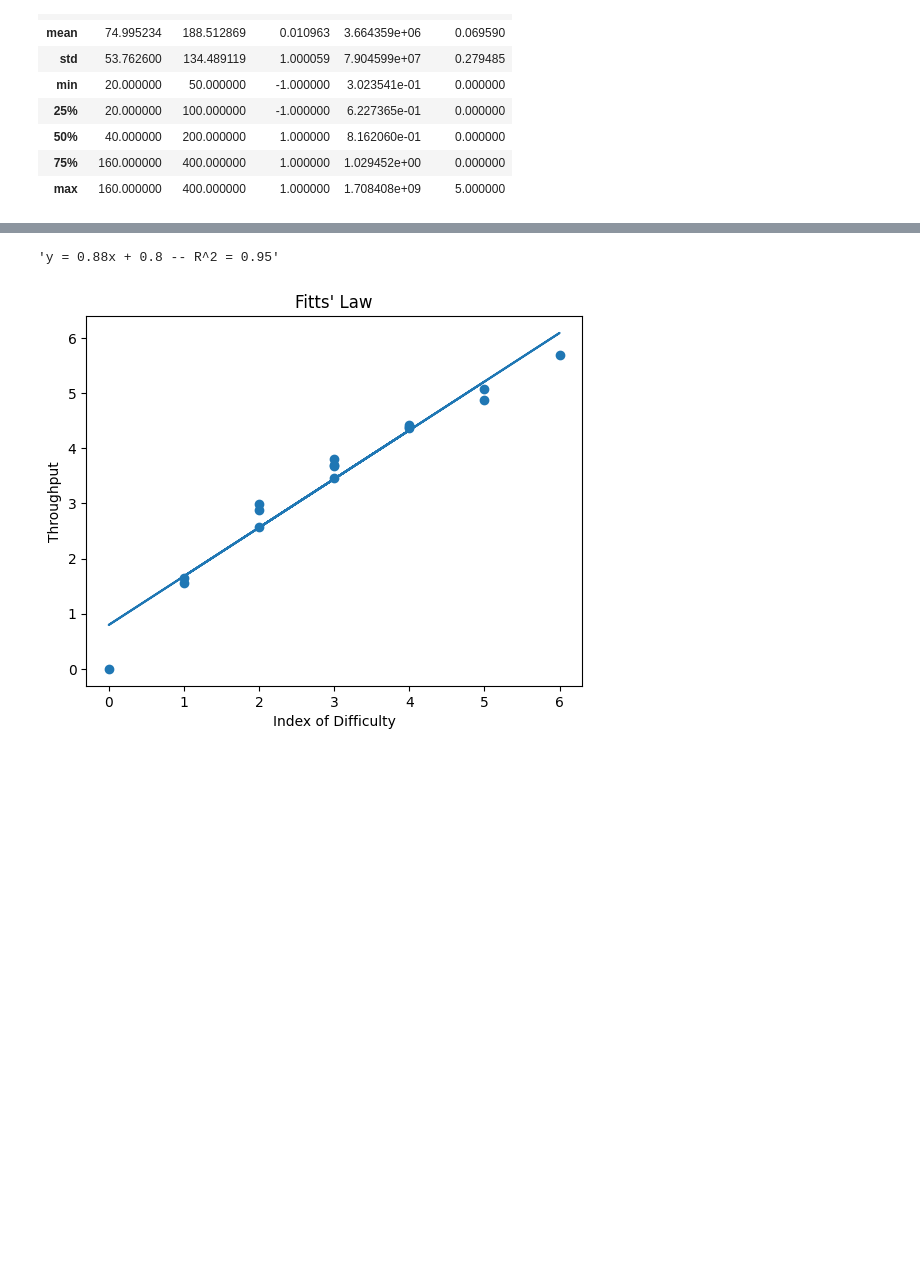
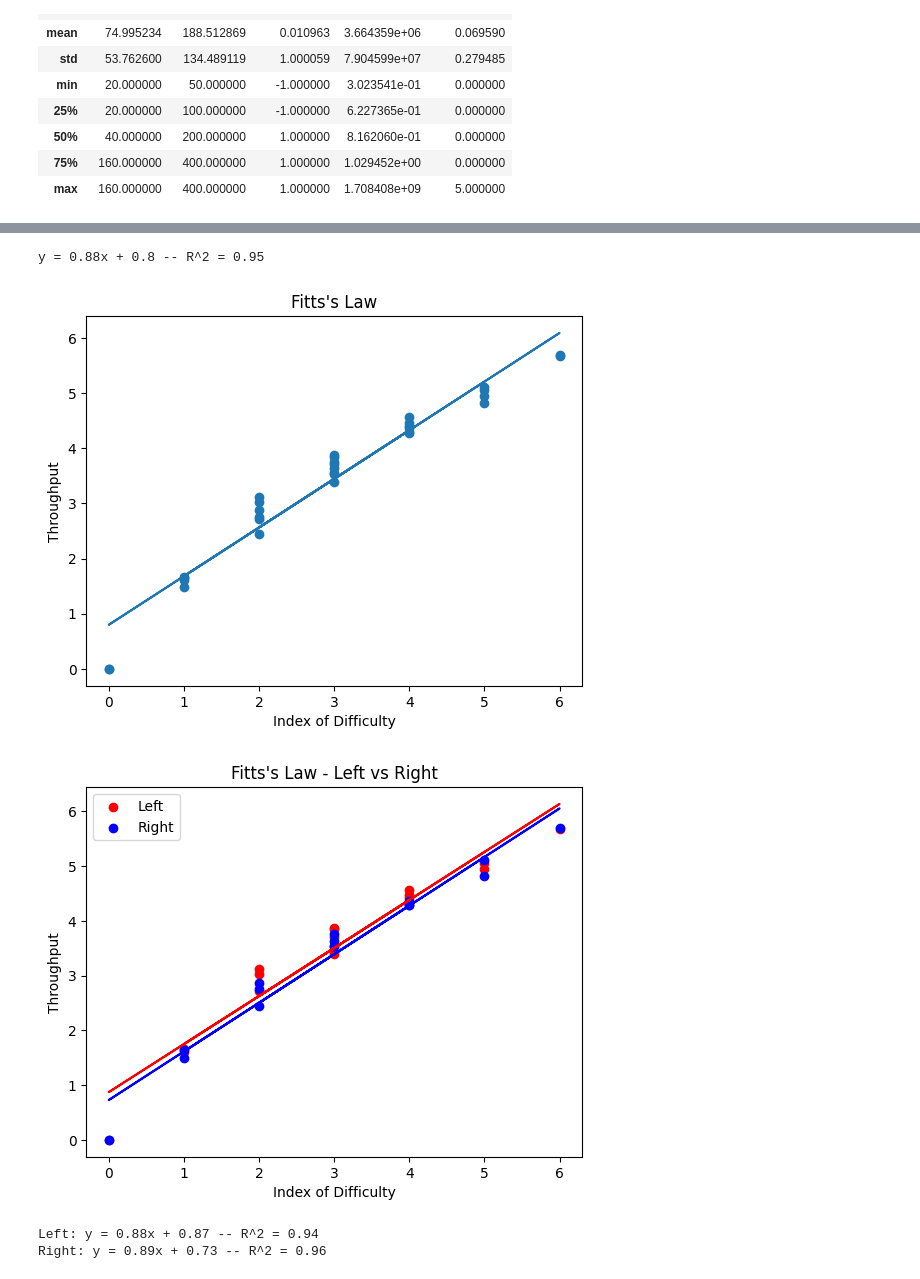
Before and after one commit to KateGordon21/HCI-Experiment, a Jupyter notebook: analysis.ipynb, the cells around one changed output, grey strips where cells are left out. Drawn from its saved outputs; the diff is of its cells as text; code cells hidden in the pictures; blank space fills up the shorter version.

```diff
--- a/analysis.ipynb
+++ b/analysis.ipynb
@@ -57,14 +57,27 @@ separated_data = {}
 x = []
 y = []
 
+x1 = []
+y1 = []
+
+x2 = []
+y2 = []
+
 for val1 in data['size'].unique():
     for val2 in data['distance'].unique():
-        separated_data[(int(val1), int(val2))] = data[(data['size'] == val1) & (data['distance'] == val2)]
+        for direction in data['direction'].unique():
+            separated_data[(int(val1), int(val2), direction)] = data[(data['size'] == val1) & (data['distance'] == val2) & (data['direction'] == direction)]
 
 for key in separated_data:
-    print(f"Size: {key[0]}\nDistance: {key[1]}")
     x.append(index_of_difficulty(key))
     y.append(x[-1] / separated_data[key]['time'].mean())
+    if key[2] == 1:
+        x1.append(index_of_difficulty(key))
+        y1.append(x1[-1] / separated_data[key]['time'].mean())
+    else:
+        x2.append(index_of_difficulty(key))
+        y2.append(x2[-1] / separated_data[key]['time'].mean())
+    print(f"Size: {key[0]}\nDistance: {key[1]}")
     print(f"Index of Difficulty: {x[-1]}")
     print(f"Mean time: {separated_data[key]['time'].mean()}")
     print(f"Standard deviation: {separated_data[key]['time'].std()}")
@@ -90,14 +153,38 @@ Standard deviation: 0.2025583534861442
 # %%
 # Plot data
 plt.scatter(x, y)
 plt.xlabel('Index of Difficulty')
 plt.ylabel('Throughput')
-plt.title('Fitts\' Law')
+plt.title('Fitts\'s Law')
 
 # create a linear regression model
 m, b = np.polyfit(x, y, 1)
 plt.plot(x, [m*i + b for i in x])
-f"y = {round(m, 2)}x + {round(b, 2)} -- R^2 = {round(np.corrcoef(x, y)[0, 1] ** 2, 2)}"
+print(f"y = {round(m, 2)}x + {round(b, 2)} -- R^2 = {round(np.corrcoef(x, y)[0, 1] ** 2, 2)}")
+
+plt.show()
+
+# plot data for each direction
+plt.scatter(x1, y1, label='Left', color='r')
+plt.scatter(x2, y2, label='Right', color='b')
+plt.xlabel('Index of Difficulty')
+plt.ylabel('Throughput')
+plt.title('Fitts\'s Law - Left vs Right')
+plt.legend()
+
+# create a linear regression model
+m1, b1 = np.polyfit(x1, y1, 1)
+m2, b2 = np.polyfit(x2, y2, 1)
+
+plt.plot(x1, [m1*i + b1 for i in x1], color='r')
+plt.plot(x2, [m2*i + b2 for i in x2], color='b')
+plt.show()
+
+print(f"Left: y = {round(m1, 2)}x + {round(b1, 2)} -- R^2 = {round(np.corrcoef(x1, y1)[0, 1] ** 2, 2)}")
+print(f"Right: y = {round(m2, 2)}x + {round(b2, 2)} -- R^2 = {round(np.corrcoef(x2, y2)[0, 1] ** 2, 2)}")
 # %% [output]
-'y = 0.88x + 0.8 -- R^2 = 0.95'
+y = 0.88x + 0.8 -- R^2 = 0.95
-[figure, old version]
+[figure, new version]
+[figure, added]
+Left: y = 0.88x + 0.87 -- R^2 = 0.94
+Right: y = 0.89x + 0.73 -- R^2 = 0.96
```
Also changed, not shown: parts of 2 cells of this notebook, 1 other file.
